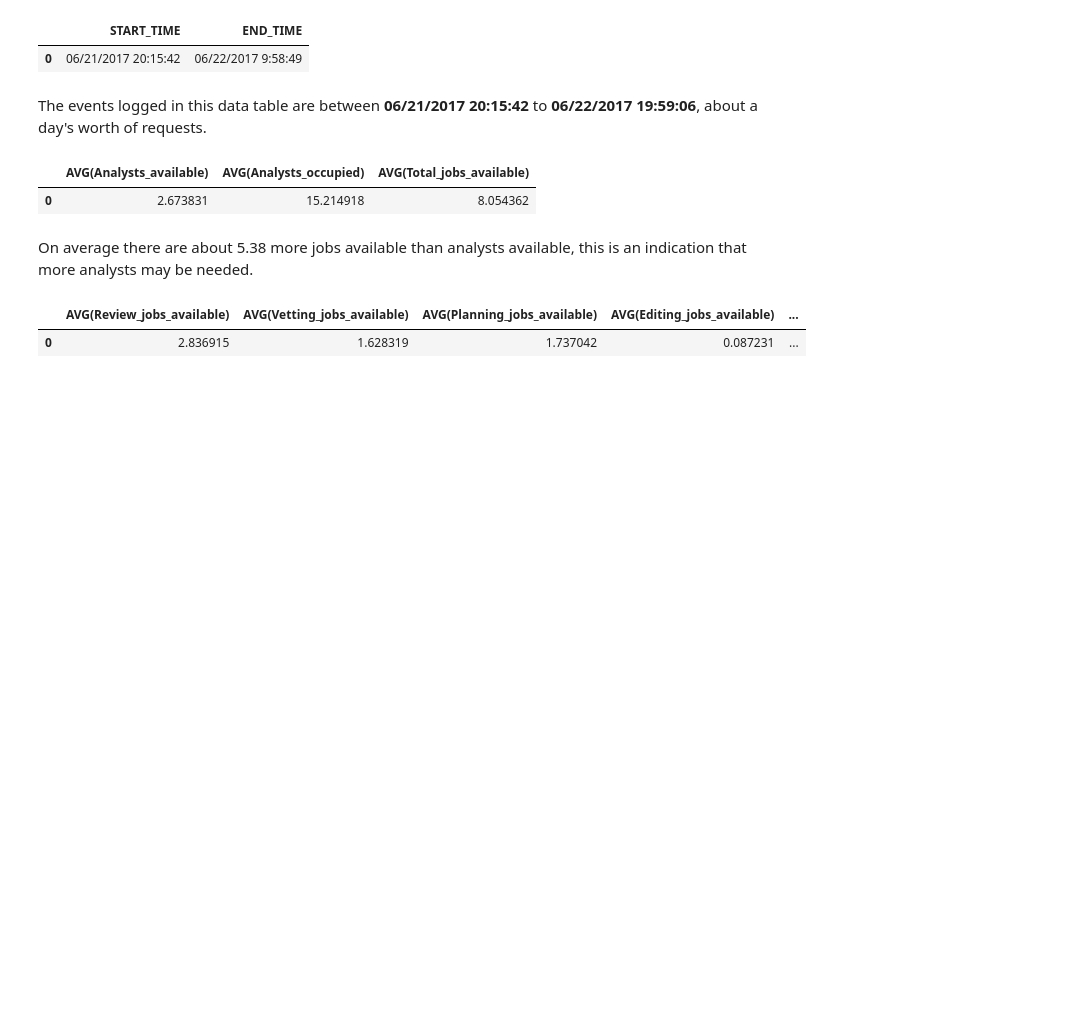
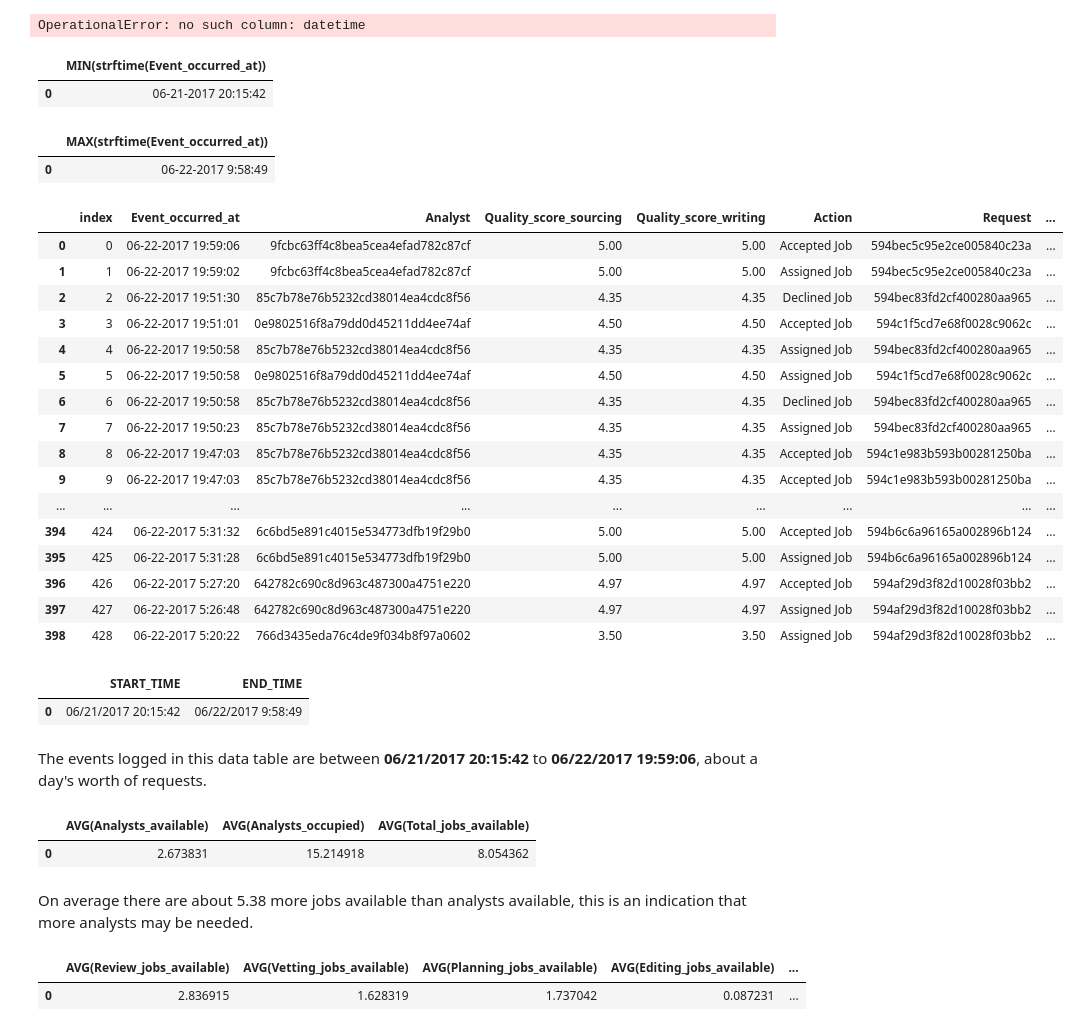
Before and after one commit to erikajane/Wonder_SQL_Task, a Jupyter notebook: Data.ipynb, the cells around one changed output. Drawn from its saved outputs; the diff is of its cells as text; code cells hidden in the pictures; blank space fills up the shorter version.

```diff
--- a/Data.ipynb
+++ b/Data.ipynb
@@ -54,3 +90,57 @@ data
+# %%
+# Check data types in Assignments table
+
+c. execute('SELECT CONVERT (datetime, convert(varchar(30), Event_occured_at), 101);')
+#data = pd.DataFrame(c.fetchall())
+#data.columns = [x[0] for x in c.description]
+#data
+
+#select convert(datetime, convert(varchar(30), Remarks), 101)
+# %% [output]
+OperationalError: no such column: datetime
+# %%
+c.execute('''SELECT MIN(strftime(Event_occurred_at))
+            FROM Assignments''')
+data = pd.DataFrame(c.fetchall())
+data.columns = [x[0] for x in c.description]
+data
+# %% [output]
+|  | MIN(strftime(Event_occurred_at)) |
+| 0 | 06-21-2017 20:15:42 |
+# %%
+c.execute('''SELECT MAX(strftime(Event_occurred_at))
+            FROM Assignments''')
+data = pd.DataFrame(c.fetchall())
+data.columns = [x[0] for x in c.description]
+data
+# %% [output]
+|  | MAX(strftime(Event_occurred_at)) |
+| 0 | 06-22-2017 9:58:49 |
+# %%
+c.execute('''SELECT *
+            FROM Assignments
+            WHERE Event_occurred_at >= '06-22-2017 10:59:06,' ''')
+data = pd.DataFrame(c.fetchall())
+data.columns = [x[0] for x in c.description]
+data
+# %% [output]
+|  | index | Event_occurred_at | Analyst | Quality_score_sourcing | Quality_score_writing | Action | Request | ... |
+| 0 | 0 | 06-22-2017 19:59:06 | 9fcbc63ff4c8bea5cea4efad782c87cf | 5.00 | 5.00 | Accepted Job | 594bec5c95e2ce005840c23a | ... |
+| 1 | 1 | 06-22-2017 19:59:02 | 9fcbc63ff4c8bea5cea4efad782c87cf | 5.00 | 5.00 | Assigned Job | 594bec5c95e2ce005840c23a | ... |
+| 2 | 2 | 06-22-2017 19:51:30 | 85c7b78e76b5232cd38014ea4cdc8f56 | 4.35 | 4.35 | Declined Job | 594bec83fd2cf400280aa965 | ... |
+| 3 | 3 | 06-22-2017 19:51:01 | 0e9802516f8a79dd0d45211dd4ee74af | 4.50 | 4.50 | Accepted Job | 594c1f5cd7e68f0028c9062c | ... |
+| 4 | 4 | 06-22-2017 19:50:58 | 85c7b78e76b5232cd38014ea4cdc8f56 | 4.35 | 4.35 | Assigned Job | 594bec83fd2cf400280aa965 | ... |
+| 5 | 5 | 06-22-2017 19:50:58 | 0e9802516f8a79dd0d45211dd4ee74af | 4.50 | 4.50 | Assigned Job | 594c1f5cd7e68f0028c9062c | ... |
+| 6 | 6 | 06-22-2017 19:50:58 | 85c7b78e76b5232cd38014ea4cdc8f56 | 4.35 | 4.35 | Declined Job | 594bec83fd2cf400280aa965 | ... |
+| 7 | 7 | 06-22-2017 19:50:23 | 85c7b78e76b5232cd38014ea4cdc8f56 | 4.35 | 4.35 | Assigned Job | 594bec83fd2cf400280aa965 | ... |
+| 8 | 8 | 06-22-2017 19:47:03 | 85c7b78e76b5232cd38014ea4cdc8f56 | 4.35 | 4.35 | Accepted Job | 594c1e983b593b00281250ba | ... |
+| 9 | 9 | 06-22-2017 19:47:03 | 85c7b78e76b5232cd38014ea4cdc8f56 | 4.35 | 4.35 | Accepted Job | 594c1e983b593b00281250ba | ... |
+| ... | ... | ... | ... | ... | ... | ... | ... | ... |
+| 394 | 424 | 06-22-2017 5:31:32 | 6c6bd5e891c4015e534773dfb19f29b0 | 5.00 | 5.00 | Accepted Job | 594b6c6a96165a002896b124 | ... |
+| 395 | 425 | 06-22-2017 5:31:28 | 6c6bd5e891c4015e534773dfb19f29b0 | 5.00 | 5.00 | Assigned Job | 594b6c6a96165a002896b124 | ... |
+| 396 | 426 | 06-22-2017 5:27:20 | 642782c690c8d963c487300a4751e220 | 4.97 | 4.97 | Accepted Job | 594af29d3f82d10028f03bb2 | ... |
+| 397 | 427 | 06-22-2017 5:26:48 | 642782c690c8d963c487300a4751e220 | 4.97 | 4.97 | Assigned Job | 594af29d3f82d10028f03bb2 | ... |
+| 398 | 428 | 06-22-2017 5:20:22 | 766d3435eda76c4de9f034b8f97a0602 | 3.50 | 3.50 | Assigned Job | 594af29d3f82d10028f03bb2 | ... |
 # %%
 c.execute('''SELECT MIN(Event_occurred_at) AS START_TIME, MAX(Event_occurred_at) AS END_TIME
             FROM Assignments''')
```
Also changed, not shown: parts of 36 cells of this notebook, 2 other files.
